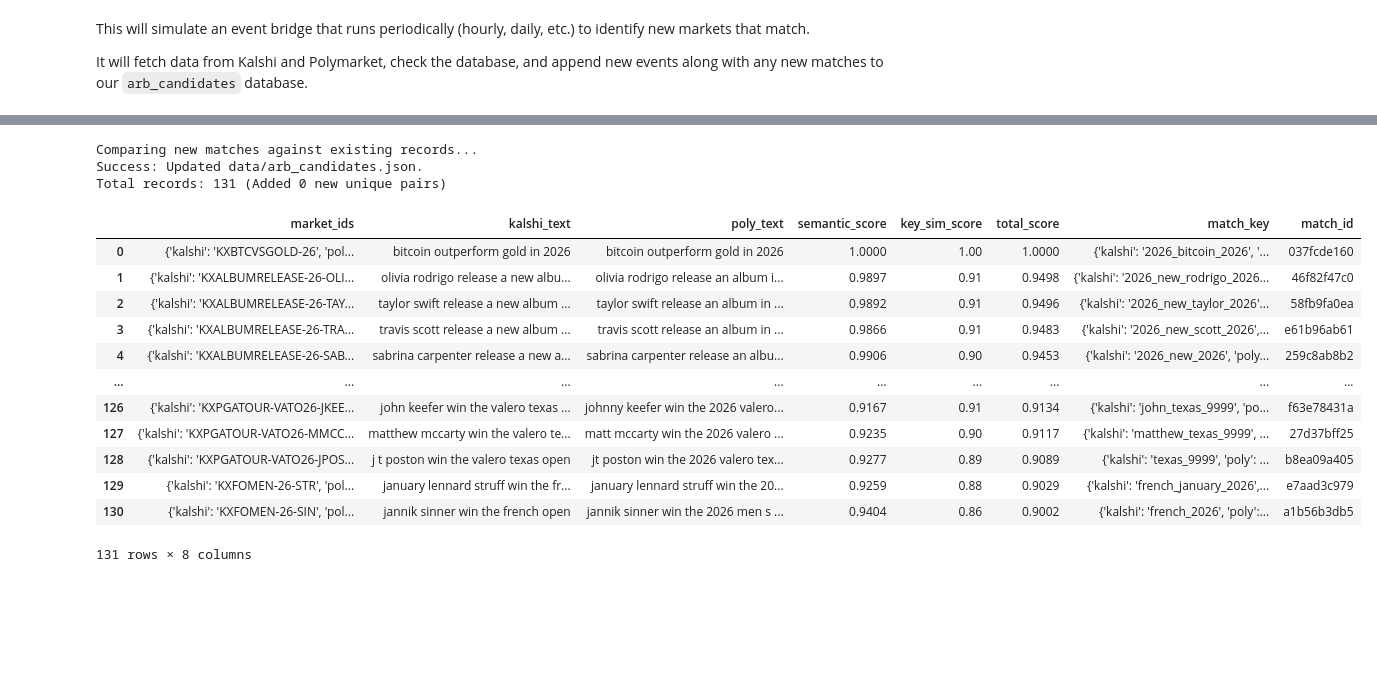
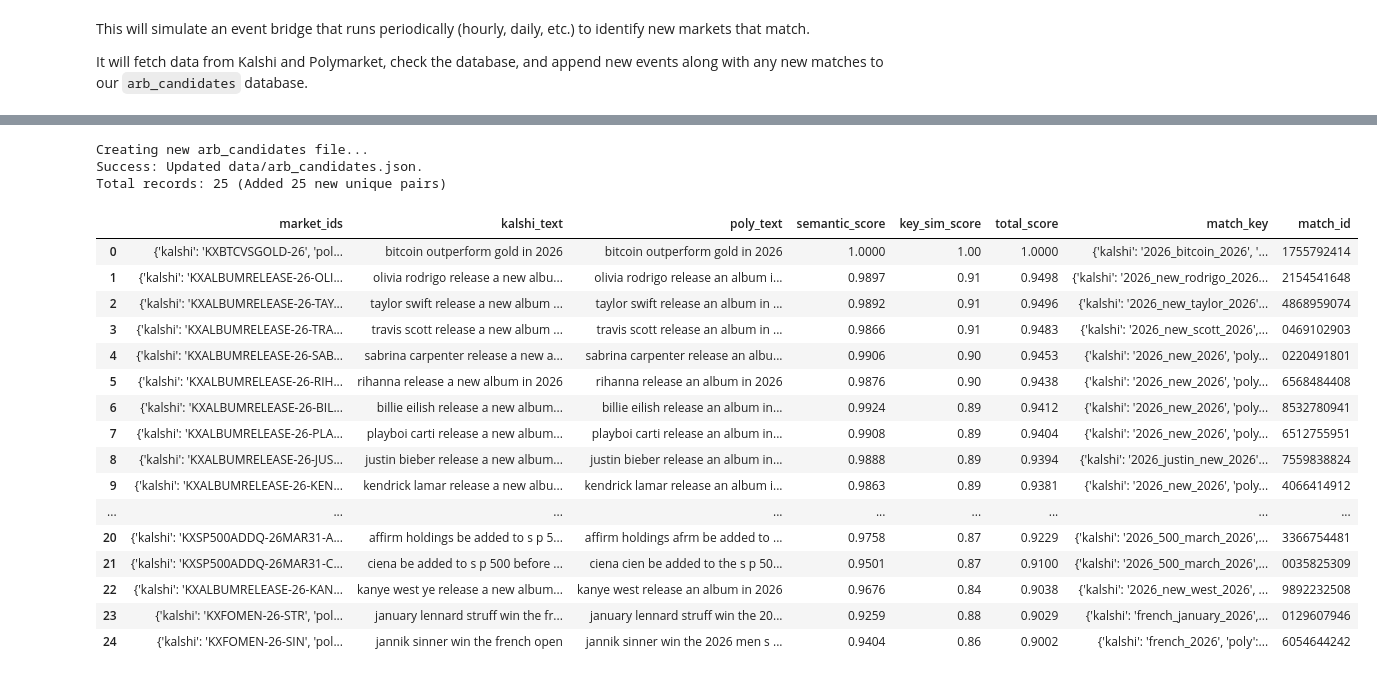
Before and after one commit to BlakeUribe/quasibets_testing, a Jupyter notebook: text_processor.ipynb, the cells around one changed output, grey strips where cells are left out. Saved outputs shown, nothing was run; the diff lists cells and outputs as text; code cells hidden in the pictures; blank space fills up the shorter version.

```diff
--- a/text_processor.ipynb
+++ b/text_processor.ipynb
@@ -271,53 +273,65 @@ THRESHOLD_FOR_ARB_CANDIDATES = 0.90
 
 new_matches = matched_markets[matched_markets['total_score'] > THRESHOLD_FOR_ARB_CANDIDATES].copy()
 
-def create_arb_id(row):
+def create_arb_id_numeric(row):
     m_ids = row.get('market_ids', {})
     k_id = str(m_ids.get('kalshi', ''))
     p_id = str(m_ids.get('poly', ''))
+
+    # Keep the sorting to ensure the ID is the same regardless of order
     combined = "".join(sorted([k_id, p_id]))
-    return hashlib.md5(combined.encode()).hexdigest()[:10]
+
+    # 1. Generate the MD5 hash
+    hex_hash = hashlib.md5(combined.encode()).hexdigest()
+    numeric_id = int(hex_hash, 16) % 10**10
+
+    # Return as a string padded with zeros if it's shorter than 10 digits
+    return f"{numeric_id:010d}"
 
 
 if not new_matches.empty:
     # Generate match_id for the new batch
-    new_matches['match_id'] = new_matches.apply(create_arb_id, axis=1)
+    new_matches['match_id'] = new_matches.apply(create_arb_id_numeric, axis=1)
 
     if os.path.exists(ARB_FILE_PATH):
         existing_df = pd.read_json(ARB_FILE_PATH)
         # Combine existing and new
         combined_df = pd.concat([existing_df, new_matches], ignore_index=True)
         print("Comparing new matches against existing records...")
     else:
         combined_df = new_matches
         print("Creating new arb_candidates file...")
 
     before_count = len(combined_df)
     combined_df = combined_df.drop_duplicates(subset=['match_id']).reset_index(drop=True)
     after_count = len(combined_df)
 
     combined_df.to_json(ARB_FILE_PATH, orient='records', indent=4)
     print(f"Success: Updated {ARB_FILE_PATH}.")
     print(f"Total records: {after_count} (Added {after_count - (before_count - len(new_matches))} new unique pairs)")
 else:
     print("No matches above 0.90 found. Skipping update.")
     combined_df = pd.read_json(ARB_FILE_PATH) if os.path.exists(ARB_FILE_PATH) else pd.DataFrame()
 
 combined_df
 # %% [output]
-Comparing new matches against existing records...
+Creating new arb_candidates file...
 Success: Updated data/arb_candidates.json.
-Total records: 131 (Added 0 new unique pairs)
+Total records: 25 (Added 25 new unique pairs)
 |  | market_ids | kalshi_text | poly_text | semantic_score | key_sim_score | total_score | match_key | match_id |
-| 0 | {'kalshi': 'KXBTCVSGOLD-26', 'pol... | bitcoin outperform gold in 2026 | bitcoin outperform gold in 2026 | 1.0000 | 1.00 | 1.0000 | {'kalshi': '2026_bitcoin_2026', '... | 037fcde160 |
-| 1 | {'kalshi': 'KXALBUMRELEASE-26-OLI... | olivia rodrigo release a new albu... | olivia rodrigo release an album i... | 0.9897 | 0.91 | 0.9498 | {'kalshi': '2026_new_rodrigo_2026... | 46f82f47c0 |
-| 2 | {'kalshi': 'KXALBUMRELEASE-26-TAY... | taylor swift release a new album ... | taylor swift release an album in ... | 0.9892 | 0.91 | 0.9496 | {'kalshi': '2026_new_taylor_2026'... | 58fb9fa0ea |
-| 3 | {'kalshi': 'KXALBUMRELEASE-26-TRA... | travis scott release a new album ... | travis scott release an album in ... | 0.9866 | 0.91 | 0.9483 | {'kalshi': '2026_new_scott_2026',... | e61b96ab61 |
-| 4 | {'kalshi': 'KXALBUMRELEASE-26-SAB... | sabrina carpenter release a new a... | sabrina carpenter release an albu... | 0.9906 | 0.90 | 0.9453 | {'kalshi': '2026_new_2026', 'poly... | 259c8ab8b2 |
+| 0 | {'kalshi': 'KXBTCVSGOLD-26', 'pol... | bitcoin outperform gold in 2026 | bitcoin outperform gold in 2026 | 1.0000 | 1.00 | 1.0000 | {'kalshi': '2026_bitcoin_2026', '... | 1755792414 |
+| 1 | {'kalshi': 'KXALBUMRELEASE-26-OLI... | olivia rodrigo release a new albu... | olivia rodrigo release an album i... | 0.9897 | 0.91 | 0.9498 | {'kalshi': '2026_new_rodrigo_2026... | 2154541648 |
+| 2 | {'kalshi': 'KXALBUMRELEASE-26-TAY... | taylor swift release a new album ... | taylor swift release an album in ... | 0.9892 | 0.91 | 0.9496 | {'kalshi': '2026_new_taylor_2026'... | 4868959074 |
+| 3 | {'kalshi': 'KXALBUMRELEASE-26-TRA... | travis scott release a new album ... | travis scott release an album in ... | 0.9866 | 0.91 | 0.9483 | {'kalshi': '2026_new_scott_2026',... | 0469102903 |
+| 4 | {'kalshi': 'KXALBUMRELEASE-26-SAB... | sabrina carpenter release a new a... | sabrina carpenter release an albu... | 0.9906 | 0.90 | 0.9453 | {'kalshi': '2026_new_2026', 'poly... | 0220491801 |
+| 5 | {'kalshi': 'KXALBUMRELEASE-26-RIH... | rihanna release a new album in 2026 | rihanna release an album in 2026 | 0.9876 | 0.90 | 0.9438 | {'kalshi': '2026_new_2026', 'poly... | 6568484408 |
+| 6 | {'kalshi': 'KXALBUMRELEASE-26-BIL... | billie eilish release a new album... | billie eilish release an album in... | 0.9924 | 0.89 | 0.9412 | {'kalshi': '2026_new_2026', 'poly... | 8532780941 |
+| 7 | {'kalshi': 'KXALBUMRELEASE-26-PLA... | playboi carti release a new album... | playboi carti release an album in... | 0.9908 | 0.89 | 0.9404 | {'kalshi': '2026_new_2026', 'poly... | 6512755951 |
+| 8 | {'kalshi': 'KXALBUMRELEASE-26-JUS... | justin bieber release a new album... | justin bieber release an album in... | 0.9888 | 0.89 | 0.9394 | {'kalshi': '2026_justin_new_2026'... | 7559838824 |
+| 9 | {'kalshi': 'KXALBUMRELEASE-26-KEN... | kendrick lamar release a new albu... | kendrick lamar release an album i... | 0.9863 | 0.89 | 0.9381 | {'kalshi': '2026_new_2026', 'poly... | 4066414912 |
 | ... | ... | ... | ... | ... | ... | ... | ... | ... |
-| 126 | {'kalshi': 'KXPGATOUR-VATO26-JKEE... | john keefer win the valero texas ... | johnny keefer win the 2026 valero... | 0.9167 | 0.91 | 0.9134 | {'kalshi': 'john_texas_9999', 'po... | f63e78431a |
-| 127 | {'kalshi': 'KXPGATOUR-VATO26-MMCC... | matthew mccarty win the valero te... | matt mccarty win the 2026 valero ... | 0.9235 | 0.90 | 0.9117 | {'kalshi': 'matthew_texas_9999', ... | 27d37bff25 |
-| 128 | {'kalshi': 'KXPGATOUR-VATO26-JPOS... | j t poston win the valero texas open | jt poston win the 2026 valero tex... | 0.9277 | 0.89 | 0.9089 | {'kalshi': 'texas_9999', 'poly': ... | b8ea09a405 |
-| 129 | {'kalshi': 'KXFOMEN-26-STR', 'pol... | january lennard struff win the fr... | january lennard struff win the 20... | 0.9259 | 0.88 | 0.9029 | {'kalshi': 'french_january_2026',... | e7aad3c979 |
-| 130 | {'kalshi': 'KXFOMEN-26-SIN', 'pol... | jannik sinner win the french open | jannik sinner win the 2026 men s ... | 0.9404 | 0.86 | 0.9002 | {'kalshi': 'french_2026', 'poly':... | a1b56b3db5 |
+| 20 | {'kalshi': 'KXSP500ADDQ-26MAR31-A... | affirm holdings be added to s p 5... | affirm holdings afrm be added to ... | 0.9758 | 0.87 | 0.9229 | {'kalshi': '2026_500_march_2026',... | 3366754481 |
+| 21 | {'kalshi': 'KXSP500ADDQ-26MAR31-C... | ciena be added to s p 500 before ... | ciena cien be added to the s p 50... | 0.9501 | 0.87 | 0.9100 | {'kalshi': '2026_500_march_2026',... | 0035825309 |
+| 22 | {'kalshi': 'KXALBUMRELEASE-26-KAN... | kanye west ye release a new album... | kanye west release an album in 2026 | 0.9676 | 0.84 | 0.9038 | {'kalshi': '2026_new_west_2026', ... | 9892232508 |
+| 23 | {'kalshi': 'KXFOMEN-26-STR', 'pol... | january lennard struff win the fr... | january lennard struff win the 20... | 0.9259 | 0.88 | 0.9029 | {'kalshi': 'french_january_2026',... | 0129607946 |
+| 24 | {'kalshi': 'KXFOMEN-26-SIN', 'pol... | jannik sinner win the french open | jannik sinner win the 2026 men s ... | 0.9404 | 0.86 | 0.9002 | {'kalshi': 'french_2026', 'poly':... | 6054644242 |
-131 rows × 8 columns
```
Also changed, not shown: parts of 4 cells of this notebook, 4 other files.
